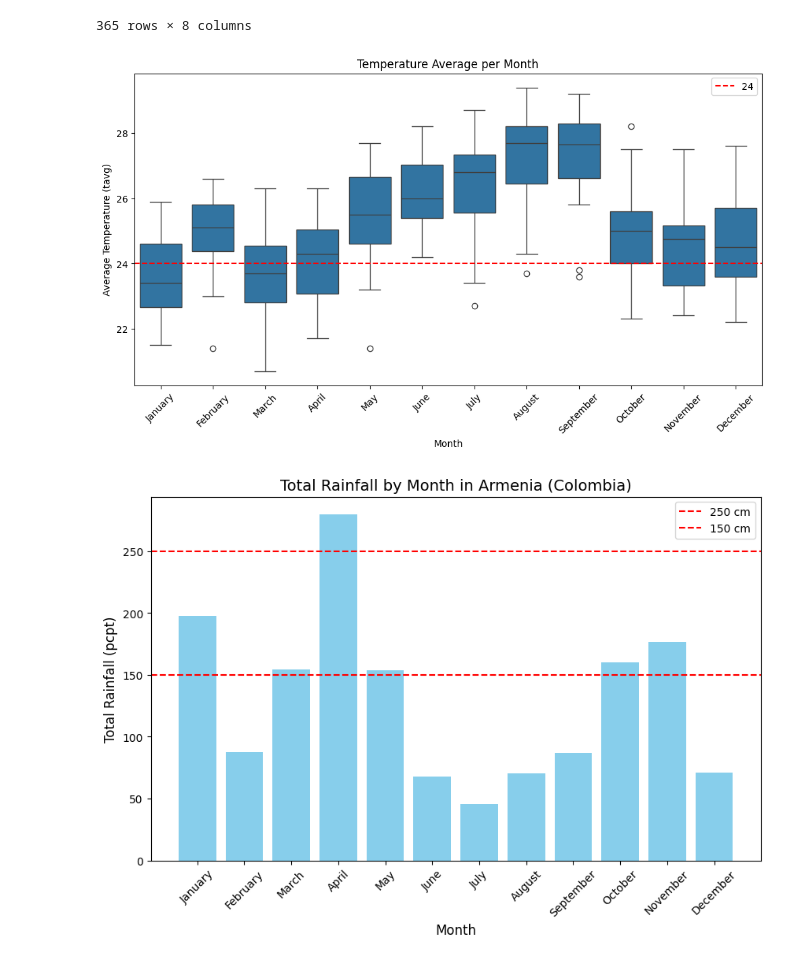
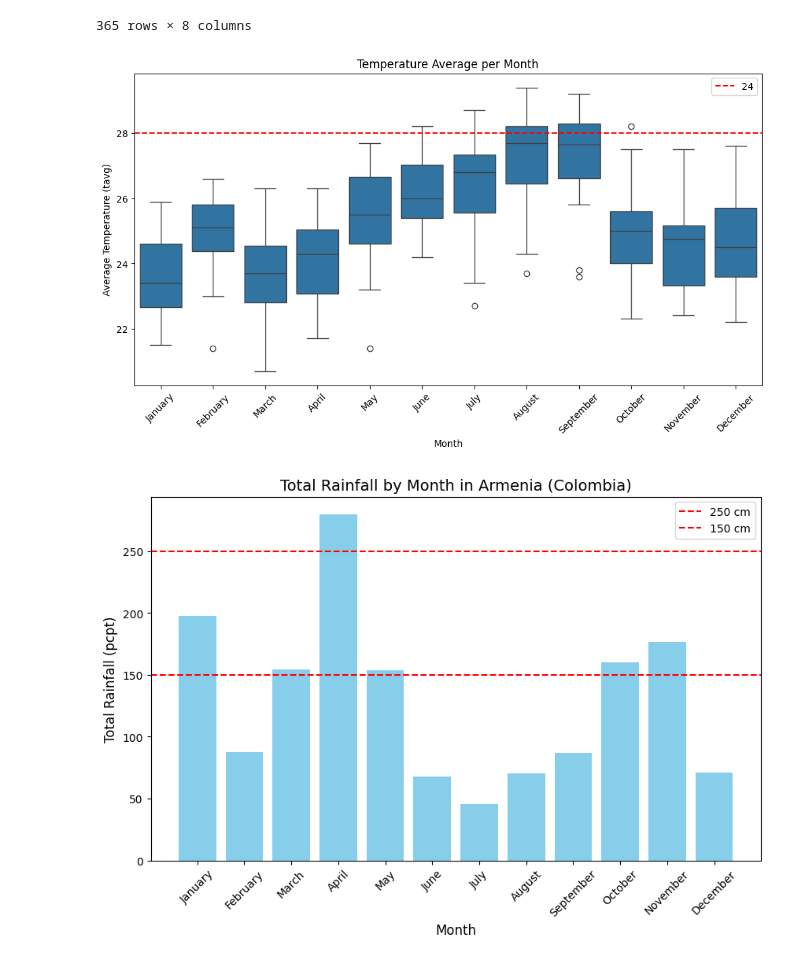
Before and after one commit to shadzic/ESMT_2024_DataScraping_Students, a Jupyter notebook: main_all_cities.ipynb, the cells around one changed output. Drawn from its saved outputs; the diff is of its cells as text; code cells hidden in the pictures.

```diff
--- a/main_all_cities.ipynb
+++ b/main_all_cities.ipynb
@@ -81,29 +89,29 @@ df_armenia
 # %%
 # boxplot of the temperature average per season for Armenia (Colombia)
 
 import pandas as pd
 df_armenia['date'] = pd.to_datetime(df_armenia['date'], errors='coerce')
 df_armenia['month'] = df_armenia['date'].dt.month_name()
 
 import seaborn as sns
 import matplotlib.pyplot as plt
 
 # boxplot of temperature averages grouped by month
 
 plt.figure(figsize=(12, 6))
 sns.boxplot(x='month', y='tavg', data=df_armenia, order=pd.date_range("2023-01-01", periods=12, freq='ME').strftime('%B'))
 plt.title('Temperature Average per Month')
 plt.xlabel('Month')
 plt.ylabel('Average Temperature (tavg)')
 plt.xticks(rotation=45)
 
 # cutoff lines showing over 24 degrees not optimal (under 18 not optimal but not in dataset)
 
-plt.axhline(y=24, color='red', linestyle='--', label='24')
+plt.axhline(y=28, color='red', linestyle='--', label='24')
 plt.legend()
 plt.show()
 # %% [output]
-[figure, old version]
+[figure, new version]
 # %%
 # grouping by months and sorting the months in calender order
 monthly_rainfall = df_armenia.groupby('month')['prcp'].sum().reset_index()
```
Also changed, not shown: parts of 7 cells of this notebook.
